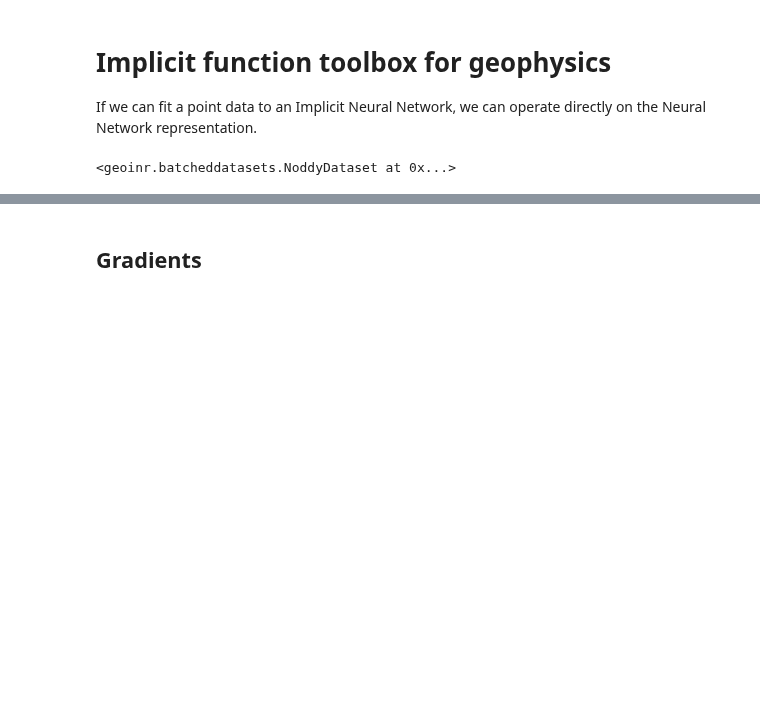
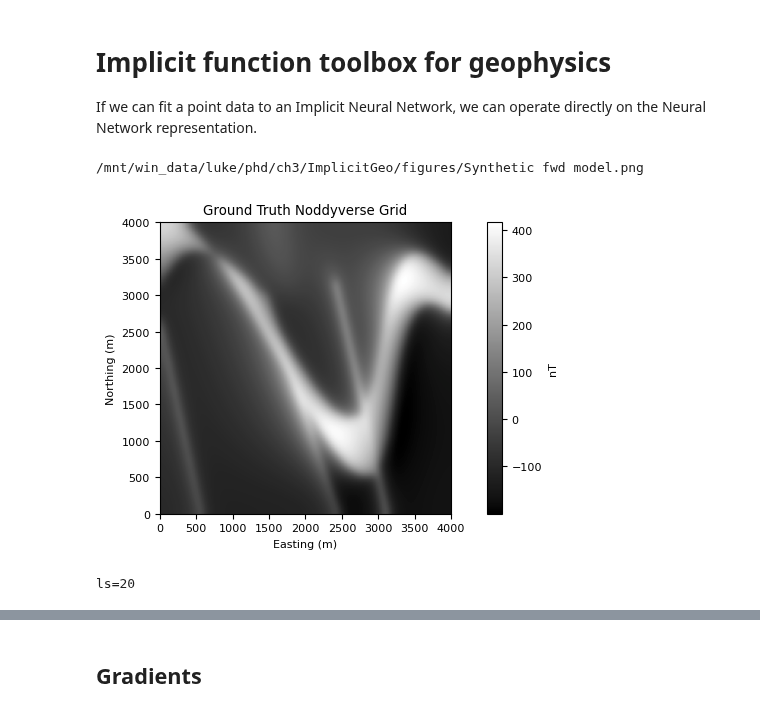
Before and after one commit to LSgeo/ImplicitGeo, a Jupyter notebook: GeoINR3D.ipynb, the cells around one changed output, grey strips where cells are left out. Saved outputs shown, nothing was run; the diff lists cells and outputs as text; code cells hidden in the pictures; blank space fills up the shorter version.

Commit message:
Changes for Synthetic gridding application
Forgive me for not breaking these up more...

Most importantly, add synthetic data, and use WIRE now that I found the right sigma and omega hyperparameters

```diff
--- a/GeoINR3D.ipynb
+++ b/GeoINR3D.ipynb
@@ -49,12 +53,58 @@ plt.style.use(style)
 # dataset = dataset.subsample_wesnbt((-0.5, 0.6, -0.5, 0.5, -1, 1))
 # train_dataset, val_dataset = random_split(dataset, [0.3, 0.7])
 # print(f"{len(train_dataset)=}, {len(val_dataset)=}")
-# %%
-# Synthetic Data
-shortname = "noddy"
-
-noddy_path = Path("D:/luke/data_source/Forward_models_xyz/20-09-04-15-28-12-785467793")
-dataset = NoddyDataset(noddy_path, "mag", file_limit=50)
-dataset.subsample_wesnbt((-1, 1, -1, 1, -1, 1))
-# %% [output]
-<geoinr.batcheddatasets.NoddyDataset at 0x...>
+# %%
+# Synthetic Data /mnt/win_data/luke/phd
+shortname = "noddy"
+
+# noddy_path = Path("/mnt/win_data/luke/data_source/Forward_models_xyz/20-09-04-15-28-12-785467793")
+noddy_path = Path(
+    "/mnt/win_data/luke/data_source/Noddy_data/noddyverse_train_data/DYKE_FAULT_FOLD/models_by_code/models/DYKE_FAULT_FOLD"
+)
+dataset = NoddyDataset(noddy_path, "mag", file_limit=300, specific_id=268)
+# dataset.subsample_wesnbt((-1, 1, -1, 1, -1, 1))
+
+# for i in [46,47,84,169,219,268]:
+for i in [0]:
+    sample = (
+        dataset[:, :]["u"].reshape(200, 200, 1)[:, :, i].fliplr().rot90().flipud()
+    )  # get axes right instead of messing around
+    fig = plt.figure(figsize=(e_size("1.5"), e_size("1")), constrained_layout=True)
+    plt.title("Ground Truth Noddyverse Grid")
+    plt.imshow(dataset.unnormalise(sample, "u"), cmap=cc.cm.CET_L1, extent=(0,4000,0,4000))
+    plt.colorbar(label="nT")
+    plt.xlabel("Easting (m)")
+    plt.ylabel("Northing (m)")
+    fig.savefig(fig_out / f"Synthetic fwd model.png")
+    fig.savefig(fig_out / f"Synthetic fwd model.pdf")
+
+print((fig_out / f"Synthetic fwd model.png").absolute())
+# %% [output]
+/mnt/win_data/luke/phd/ch3/ImplicitGeo/figures/Synthetic fwd model.png
+[figure, added]
+# %%
+if 0:
+    # Random sampling
+    train_dataset, val_dataset, test_dataset = random_split(dataset, [0.055, 0.945, 0])
+
+else:
+    # Line Spacing Split
+    from torch.utils.data.dataset import Subset
+
+    line_spacing = 400 # 400
+    ls = line_spacing // 20
+    print(f"{ls=}")
+    assert ls == line_spacing / 20, "integer only"
+
+    trn_indices = torch.arange(len(dataset))[::ls].tolist()
+    trn_indices.extend(torch.arange(len(dataset))[199::200].tolist()) # Add perimeter survey line
+    train_dataset = Subset(dataset, trn_indices)
+
+    mask = np.ones(len(dataset), bool)
+    mask[trn_indices] = 0
+    val_indices = torch.arange(len(dataset))[mask]
+
+    # val_indices = [i for i in torch.arange(len(dataset)) if i not in trn_indices]
+    val_dataset = Subset(dataset, val_indices)
+# %% [output]
+ls=20
```
Also changed, not shown: parts of 19 cells of this notebook.
